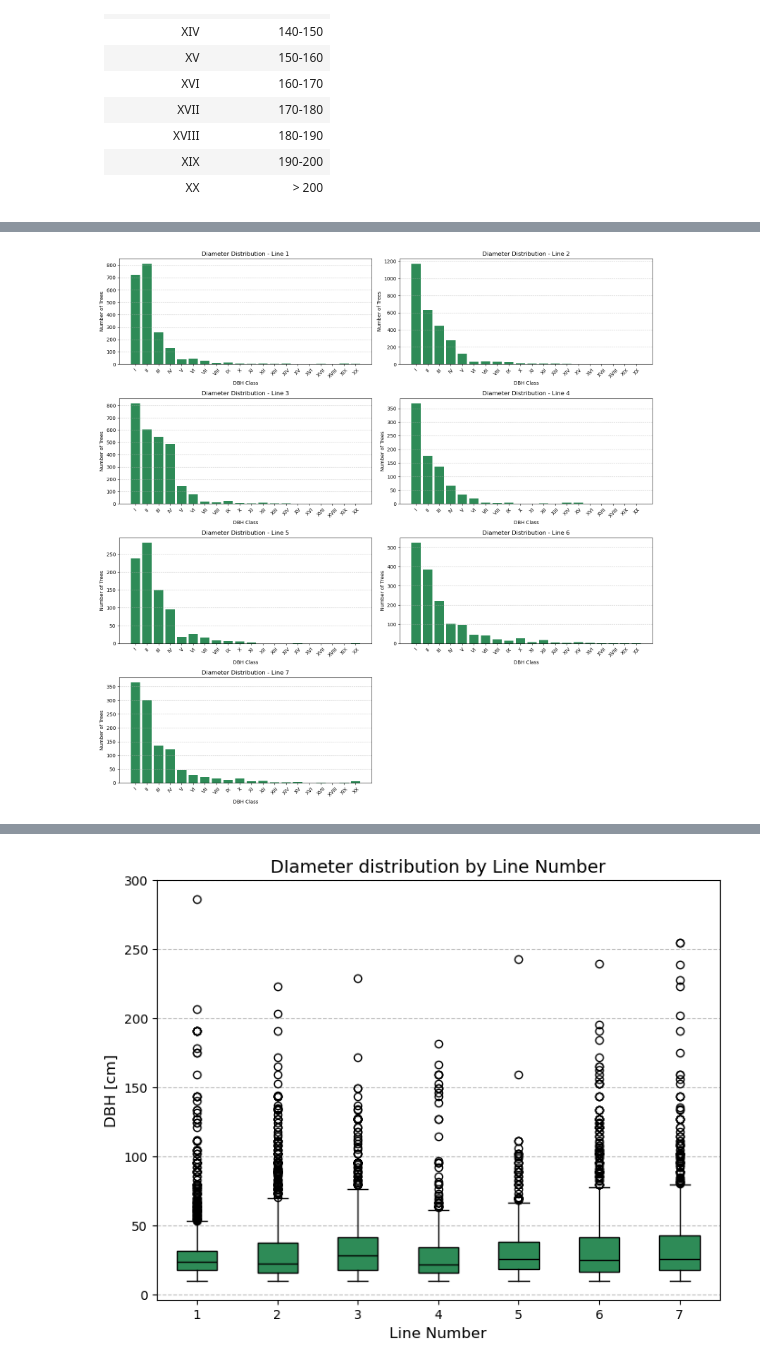
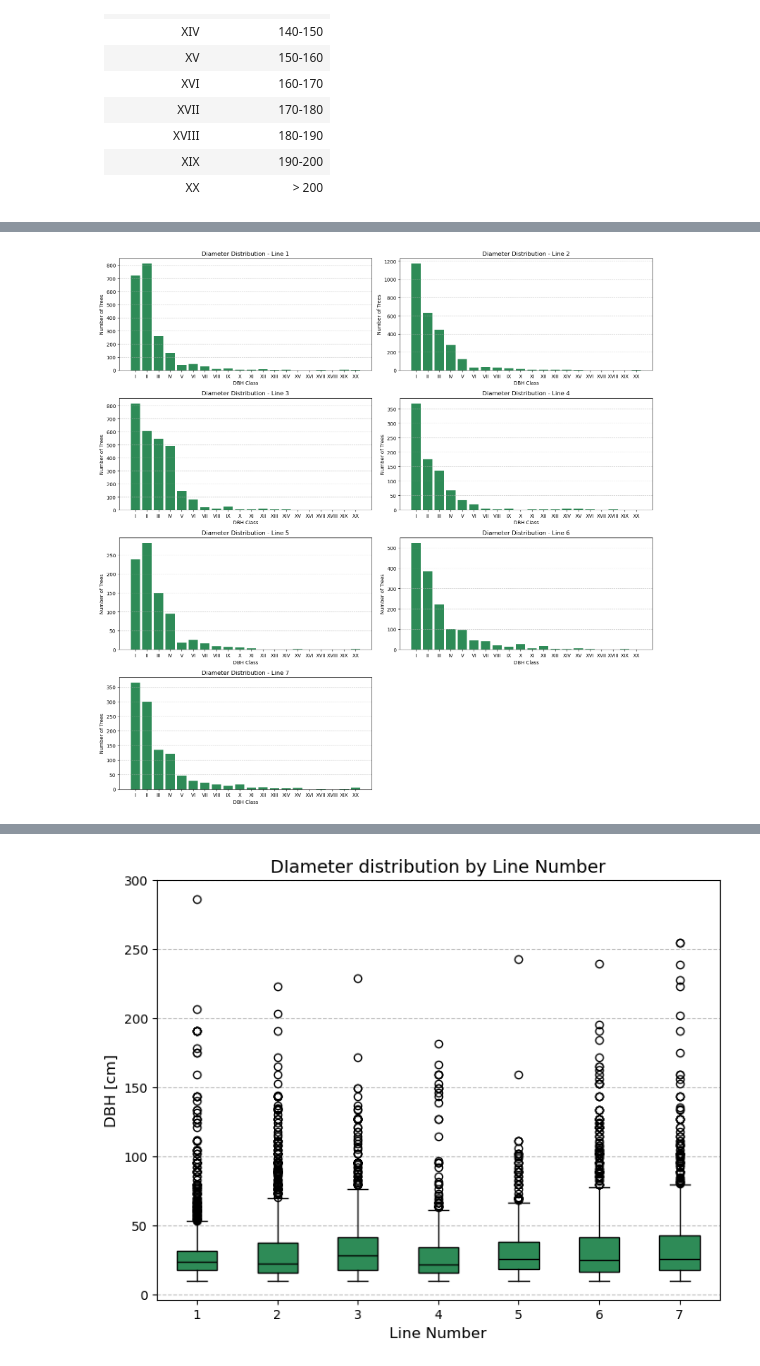
Before and after one commit to miguelif92/IVI-ForstEcol, a Jupyter notebook: notebook/2_diameter_distribution.ipynb, the cells around one changed output, grey strips where cells are left out. Cells and saved outputs as stored; diff of their text form; code cells hidden in the pictures.

```diff
--- a/notebook/2_diameter_distribution.ipynb
+++ b/notebook/2_diameter_distribution.ipynb
@@ -97,24 +102,24 @@ plt.show()
 # %%
 # Create a 4x2 matrix of subplots, one for each line number
 fig, axes = plt.subplots(4, 2, figsize=(16, 16))
 axes = axes.flatten()
 
 for i, line_num in enumerate(range(1, 8)):
     line_data = df[df["Line Number"] == line_num]
     dbh_class_counts = line_data["DBH Class"].value_counts().sort_index()
 
     axes[i].bar(range(len(dbh_class_counts)), dbh_class_counts.values, color='#2E8B57')
     axes[i].set_xlabel('DBH Class')
     axes[i].set_ylabel('Number of Trees')
     axes[i].set_title(f'Diameter Distribution - Line {line_num}')
     axes[i].set_xticks(range(len(dbh_class_counts)))
-    axes[i].set_xticklabels(dbh_class_counts.index, rotation=45)
+    axes[i].set_xticklabels(dbh_class_counts.index, rotation=0)
     axes[i].grid(axis='y', linestyle='--', alpha=0.6)
 
 # Hide the last empty subplot
 axes[7].set_visible(False)
 
 plt.tight_layout()
 plt.show()
 # %% [output]
-[figure, old version]
+[figure, new version]
```
Also changed, not shown: parts of 23 cells of this notebook.
